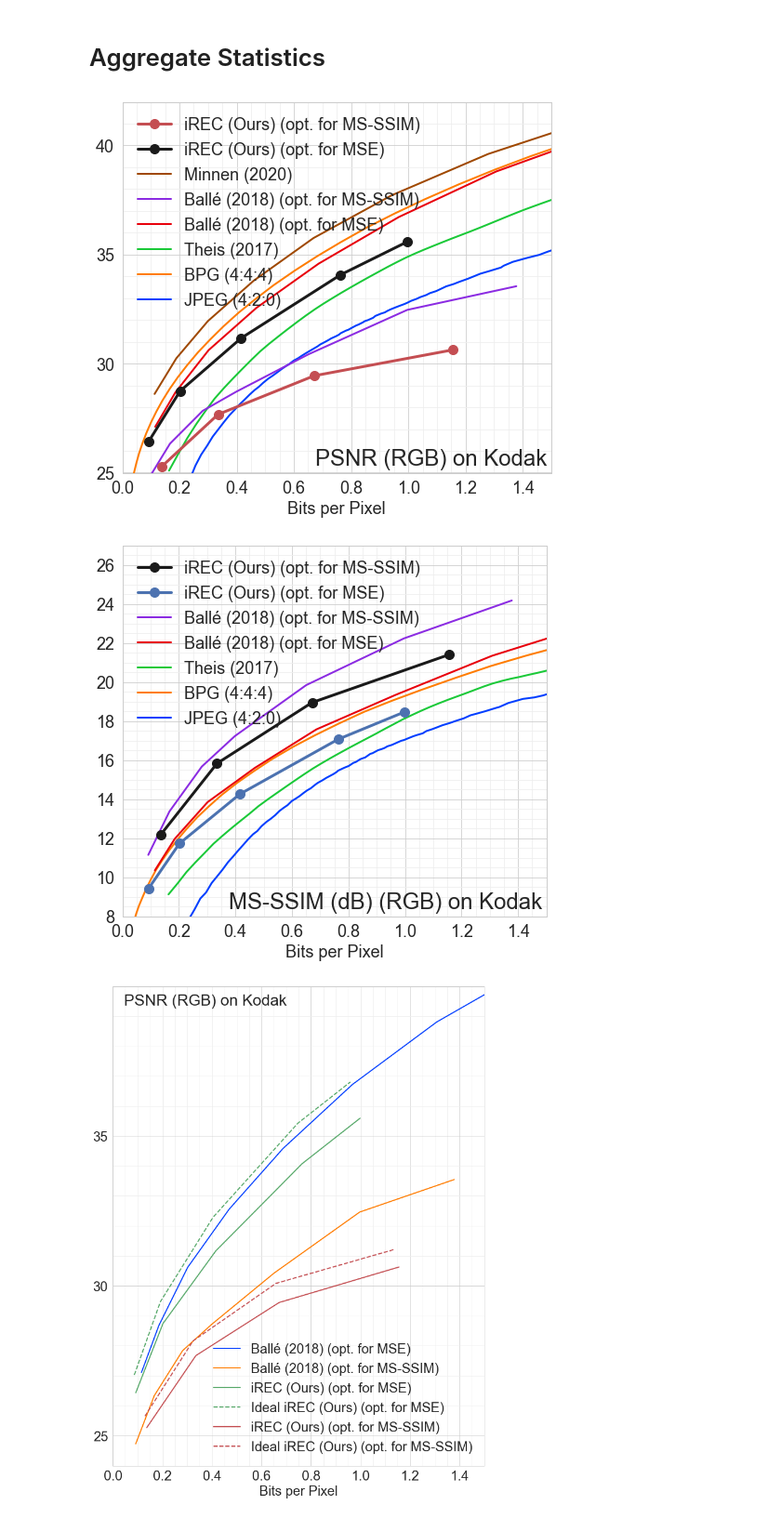
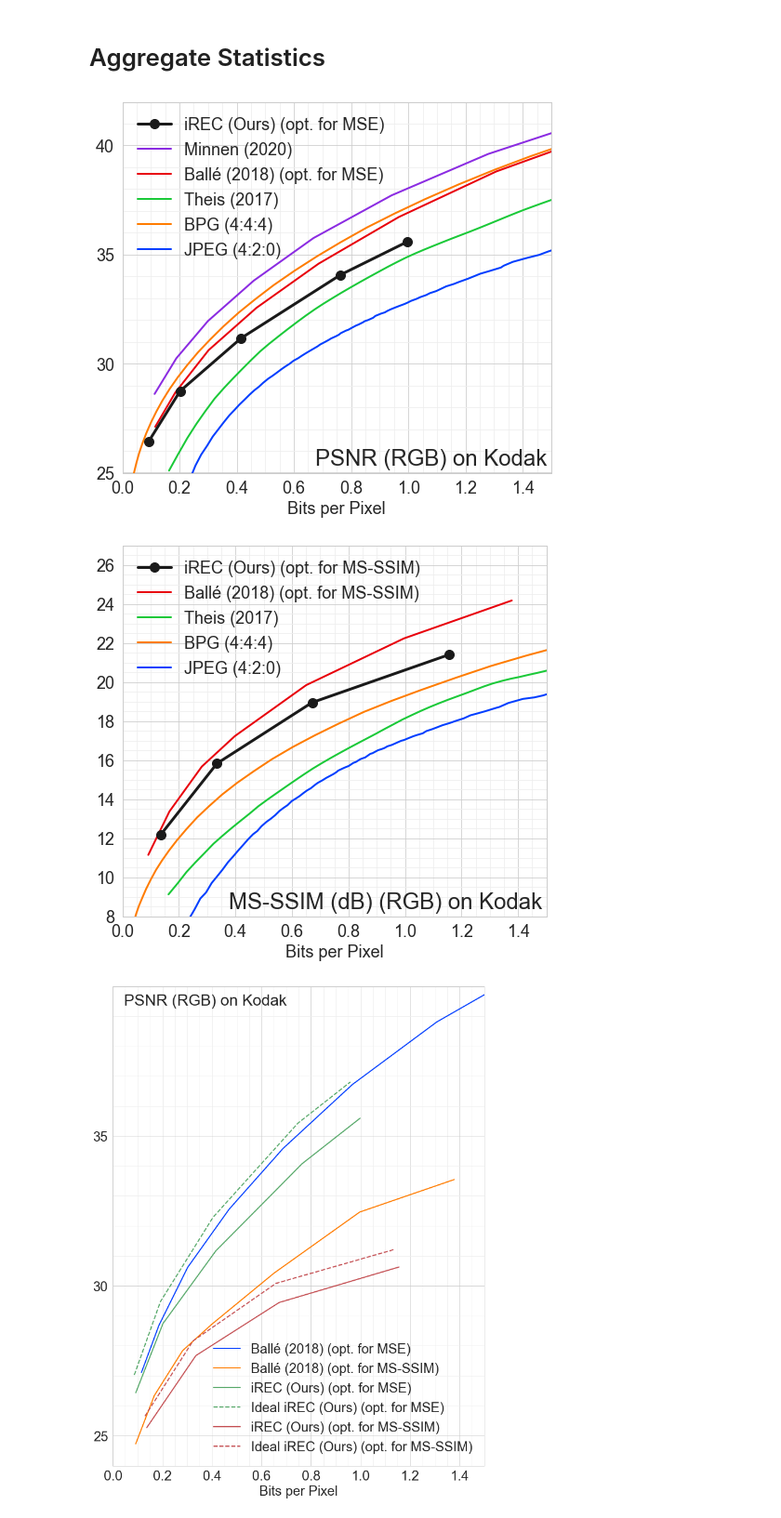
Before and after one commit to gergely-flamich/relative-entropy-coding, a Jupyter notebook: notebooks/Lossy Compression Performance Visualization.ipynb, the cells around one changed output. Shown at 93% size. Cells and saved outputs as stored; diff of their text form; code cells hidden in the pictures.

```diff
--- a/notebooks/Lossy Compression Performance Visualization.ipynb
+++ b/notebooks/Lossy Compression Performance Visualization.ipynb
@@ -103,7 +103,7 @@ psnr_method_names = {
     "bpg444.txt": ("BPG (4:4:4)", "MSE", 8),
     "theis-2017-iclr.txt": ("Theis (2017)", "MSE", 9),
     "balle-2018-iclr-opt-mse.txt": ("Ballé (2018) (opt. for MSE)", "MSE", 9),
-    "balle-2018-iclr-opt-msssim.txt": ("Ballé (2018) (opt. for MS-SSIM)", "MS-SSIM", 9),
+    #"balle-2018-iclr-opt-msssim.txt": ("Ballé (2018) (opt. for MS-SSIM)", "MS-SSIM", 9),
     #"minnen-2018-neurips.txt": ("Minnen (2018)", "MSE", 9),
     "minnen-2020-icip.txt": ("Minnen (2020)", "MSE", 9),
 }
@@ -112,7 +112,7 @@ ms_ssim_method_names = {
     "jpeg420.txt": ("JPEG (4:2:0)", "MSE", 10),
     "bpg444.txt": ("BPG (4:4:4)", "MSE", 10),
     "theis-2017-iclr.txt": ("Theis (2017)", "MSE", 11),
-    "balle-2018-iclr-opt-mse.txt": ("Ballé (2018) (opt. for MSE)", "MSE", 11),
+    #"balle-2018-iclr-opt-mse.txt": ("Ballé (2018) (opt. for MSE)", "MSE", 11),
     "balle-2018-iclr-opt-msssim.txt": ("Ballé (2018) (opt. for MS-SSIM)", "MS-SSIM",  11),
     #"minnen-2018-neurips.txt": ("Minnen (2018)", "MSE", 11),
 }
@@ -193,8 +193,8 @@ rec_psnr_df = rec_gaussian_psnr_avg_df[rec_gaussian_psnr_avg_df["type"] == "actu
 ax.plot(rec_psnr_df["bpp"], rec_psnr_df["psnr"],
         label=rec_psnr_df["method"].values[0], marker="o", linewidth=3, c='k')
 
-rec_ssim_df = rec_ms_ssim_psnr_avg_df[rec_ms_ssim_psnr_avg_df["type"] == "actual"].rename({"model": "method"}, axis=1)
-ax.plot(rec_ssim_df["bpp"], rec_ssim_df["psnr"], label=rec_ssim_df["method"].values[0], marker="o", linewidth=3, c='r')
+# rec_ssim_df = rec_ms_ssim_psnr_avg_df[rec_ms_ssim_psnr_avg_df["type"] == "actual"].rename({"model": "method"}, axis=1)
+# ax.plot(rec_ssim_df["bpp"], rec_ssim_df["psnr"], label=rec_ssim_df["method"].values[0], marker="o", linewidth=3, c='r')
 
 handles, labels = ax.get_legend_handles_labels()
 ax.legend(handles=handles[1:][::-1],
@@ -208,35 +208,35 @@ ax.legend(handles=handles[1:][::-1],
 ax.set_xlim([0, 1.5])
 ax.set_ylim([25, 42])
 ax.set_ylabel(None)
 ax.set_xlabel("Bits per Pixel", fontsize=18)
 
 ax.tick_params(axis='both', which='major', labelsize=18)
 
 x_major_ticks = np.arange(0., 1.5, 0.2)
 x_minor_ticks = np.arange(0., 1.5, 0.05)
 
 ax.set_xticks(x_major_ticks)
 ax.set_xticks(x_minor_ticks, minor=True)
 
 y_major_ticks = np.arange(25., 42, 5)
 y_minor_ticks = np.arange(25., 42, 1)
 
 ax.set_yticks(y_major_ticks)
 ax.set_yticks(y_minor_ticks, minor=True)
 
 ax.grid(which='major', alpha=1)
 ax.grid(which='minor', c="#eeeeee", alpha=1)
 
 ax.text(.45, .02, 'PSNR (RGB) on Kodak',
         horizontalalignment='left',
         transform=ax.transAxes,
         fontsize=24)
 
 fig.tight_layout()
 
-fig.savefig(f"{save_dir}/method_psnr_comparison.eps")
+fig.savefig(f"{save_dir}/method_psnr_comparison.png")
 # %% [output]
-[figure, old version]
+[figure, new version]
 # %%
 sns.set_palette("bright")
 
@@ -251,8 +251,8 @@ sns.lineplot(x="bpp",
              hue='method',
              ax=ax)
 
-rec_psnr_df = rec_gaussian_psnr_avg_df[rec_gaussian_psnr_avg_df["type"] == "actual"].rename({"model": "method"}, axis=1)
-ax.plot(rec_psnr_df["bpp"], to_db(rec_psnr_df["ms_ssim"]), label=rec_psnr_df["method"].values[0], marker="o", linewidth=3, c='b')
+# rec_psnr_df = rec_gaussian_psnr_avg_df[rec_gaussian_psnr_avg_df["type"] == "actual"].rename({"model": "method"}, axis=1)
+# ax.plot(rec_psnr_df["bpp"], to_db(rec_psnr_df["ms_ssim"]), label=rec_psnr_df["method"].values[0], marker="o", linewidth=3, c='b')
 
 rec_ssim_df = rec_ms_ssim_psnr_avg_df[rec_ms_ssim_psnr_avg_df["type"] == "actual"].rename({"model": "method"},
                                                                                           axis=1)
@@ -298,8 +298,9 @@ ax.text(.25, .02, 'MS-SSIM (dB) (RGB) on Kodak',
 fig.tight_layout()
 
 fig.savefig(f"{save_dir}/method_ms_ssim_comparison.eps")
+fig.savefig(f"{save_dir}/method_ms_ssim_comparison.png")
 # %% [output]
-[figure, old version]
+[figure, new version]
 # %%
 fig, ax = plt.subplots(figsize=(10, 13))
 
```
Also changed, not shown: 8 other files.
